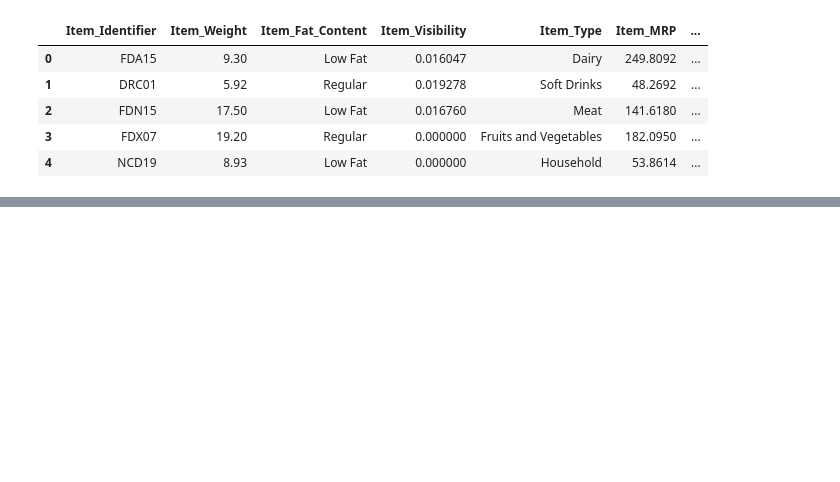
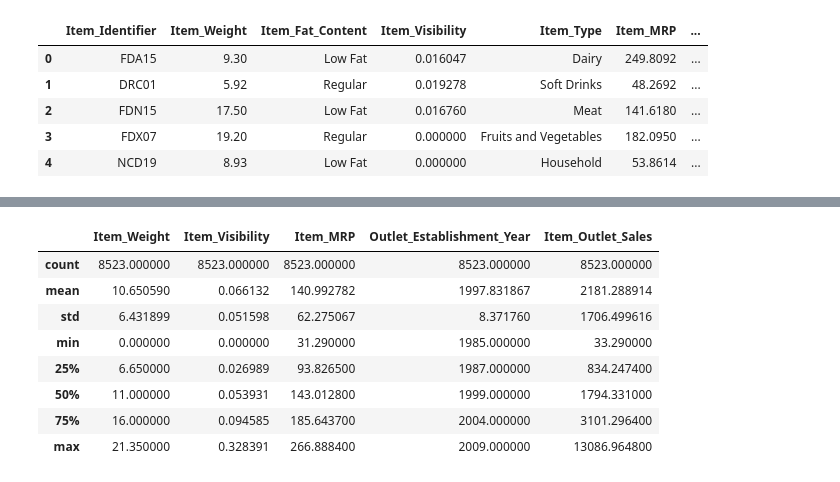
Before and after one commit to ralphpatrick/sales_predictions, a Jupyter notebook: Project_1_Part_1_(Core).ipynb, the cells around one changed output, grey strips where cells are left out. Drawn from its saved outputs; the diff is of its cells as text; code cells hidden in the pictures; blank space fills up the shorter version.

```diff
--- a/Project_1_Part_1_(Core).ipynb
+++ b/Project_1_Part_1_(Core).ipynb
@@ -16,0 +156,3 @@ df.head()
+# %%
+# NaN values turned into None object
+df.loc[:,'Outlet_Size'].fillna('None', inplace=True)
@@ -16,0 +203,4 @@ df.head()
+# %%
+#change Item_Fat_Content to consistent data 1
+
+df.loc[df['Item_Fat_Content'] == 'LF', 'Item_Fat_Content'] = 'Low Fat'
@@ -16,0 +215,4 @@ df.head()
+# %%
+#change Item_Fat_Content to consistent data 2
+
+df.loc[df['Item_Fat_Content'] == 'low fat', 'Item_Fat_Content'] = 'Low Fat'
@@ -16,0 +226,4 @@ df.head()
+# %%
+#change Item_Fat_Content to consistent data 3
+
+df.loc[df['Item_Fat_Content'] == 'reg', 'Item_Fat_Content'] = 'Regular'
@@ -16,0 +245,14 @@ df.head()
+# %%
+# 8. For any numerical columns, obtain the summary statistics of each (min, max, mean)
+
+df.describe()
+# %% [output]
+|  | Item_Weight | Item_Visibility | Item_MRP | Outlet_Establishment_Year | Item_Outlet_Sales |
+| count | 8523.000000 | 8523.000000 | 8523.000000 | 8523.000000 | 8523.000000 |
+| mean | 10.650590 | 0.066132 | 140.992782 | 1997.831867 | 2181.288914 |
+| std | 6.431899 | 0.051598 | 62.275067 | 8.371760 | 1706.499616 |
+| min | 0.000000 | 0.000000 | 31.290000 | 1985.000000 | 33.290000 |
+| 25% | 6.650000 | 0.026989 | 93.826500 | 1987.000000 | 834.247400 |
+| 50% | 11.000000 | 0.053931 | 143.012800 | 1999.000000 | 1794.331000 |
+| 75% | 16.000000 | 0.094585 | 185.643700 | 2004.000000 | 3101.296400 |
+| max | 21.350000 | 0.328391 | 266.888400 | 2009.000000 | 13086.964800 |
```
Also changed, not shown: parts of 23 cells of this notebook.
